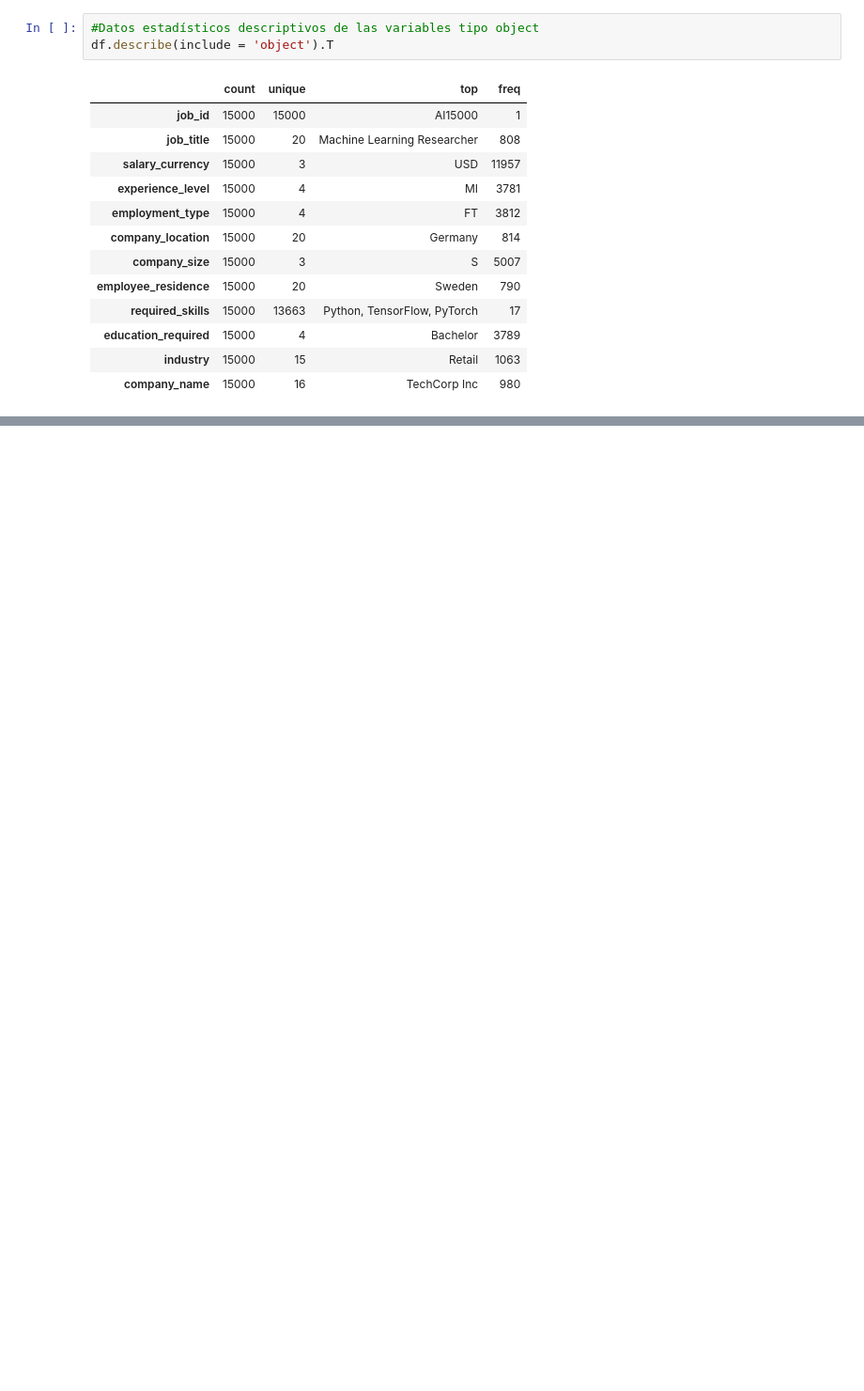
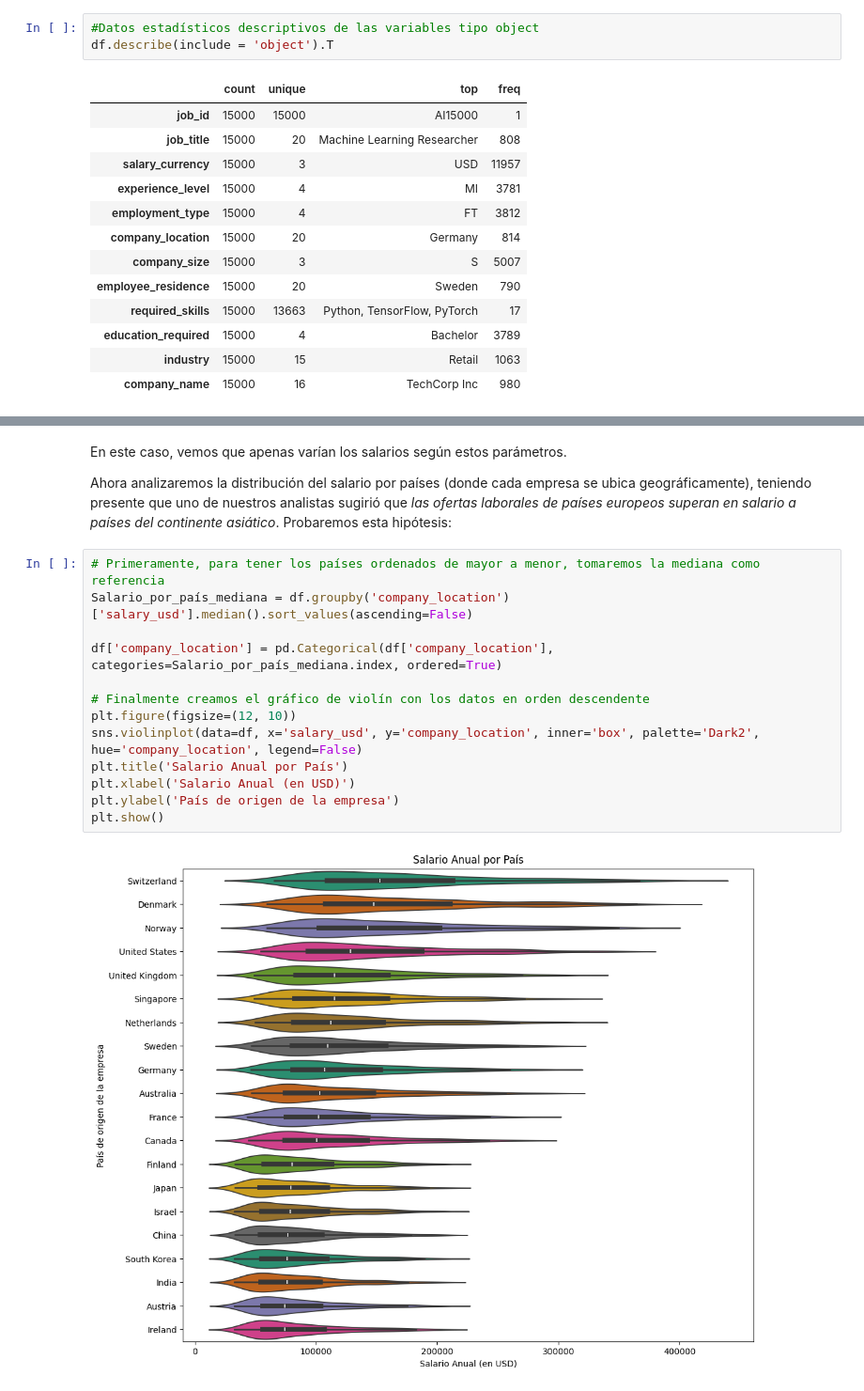
Before and after one commit to EzeRivero/Data-Science-II, a Jupyter notebook: IA_Job_Rivero_1Entrega.ipynb, the cells around one changed output, grey strips where cells are left out. Shown at 94% size. Saved outputs shown, nothing was run; the diff lists cells and outputs as text; blank space fills up the shorter version.

```diff
--- a/IA_Job_Rivero_1Entrega.ipynb
+++ b/IA_Job_Rivero_1Entrega.ipynb
@@ -163,0 +221,19 @@ df.describe(include = 'object').T
+# %% [markdown]
+En este caso, vemos que apenas varían los salarios según estos parámetros.
+
+Ahora analizaremos la distribución del salario por países (donde cada empresa se ubica geográficamente), teniendo presente que uno de nuestros analistas sugirió que *las ofertas laborales de países europeos superan en salario a países del continente asiático*. Probaremos esta hipótesis:
+# %%
+# Primeramente, para tener los países ordenados de mayor a menor, tomaremos la mediana como referencia
+Salario_por_país_mediana = df.groupby('company_location')['salary_usd'].median().sort_values(ascending=False)
+
+df['company_location'] = pd.Categorical(df['company_location'], categories=Salario_por_país_mediana.index, ordered=True)
+
+# Finalmente creamos el gráfico de violín con los datos en orden descendente
+plt.figure(figsize=(12, 10))
+sns.violinplot(data=df, x='salary_usd', y='company_location', inner='box', palette='Dark2', hue='company_location', legend=False)
+plt.title('Salario Anual por País')
+plt.xlabel('Salario Anual (en USD)')
+plt.ylabel('País de origen de la empresa')
+plt.show()
+# %% [output]
+[figure, added]
```
Also changed, not shown: parts of 11 cells of this notebook.
